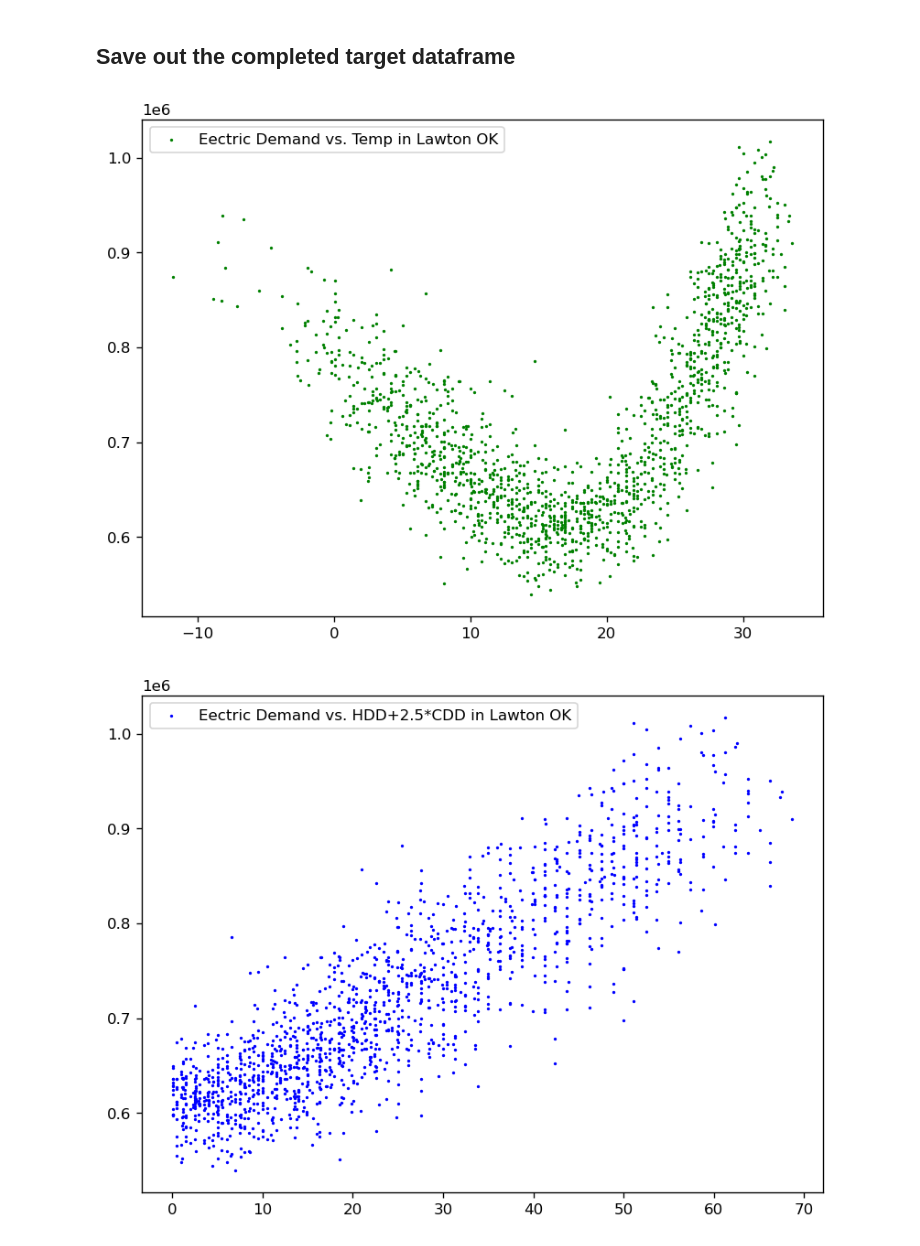
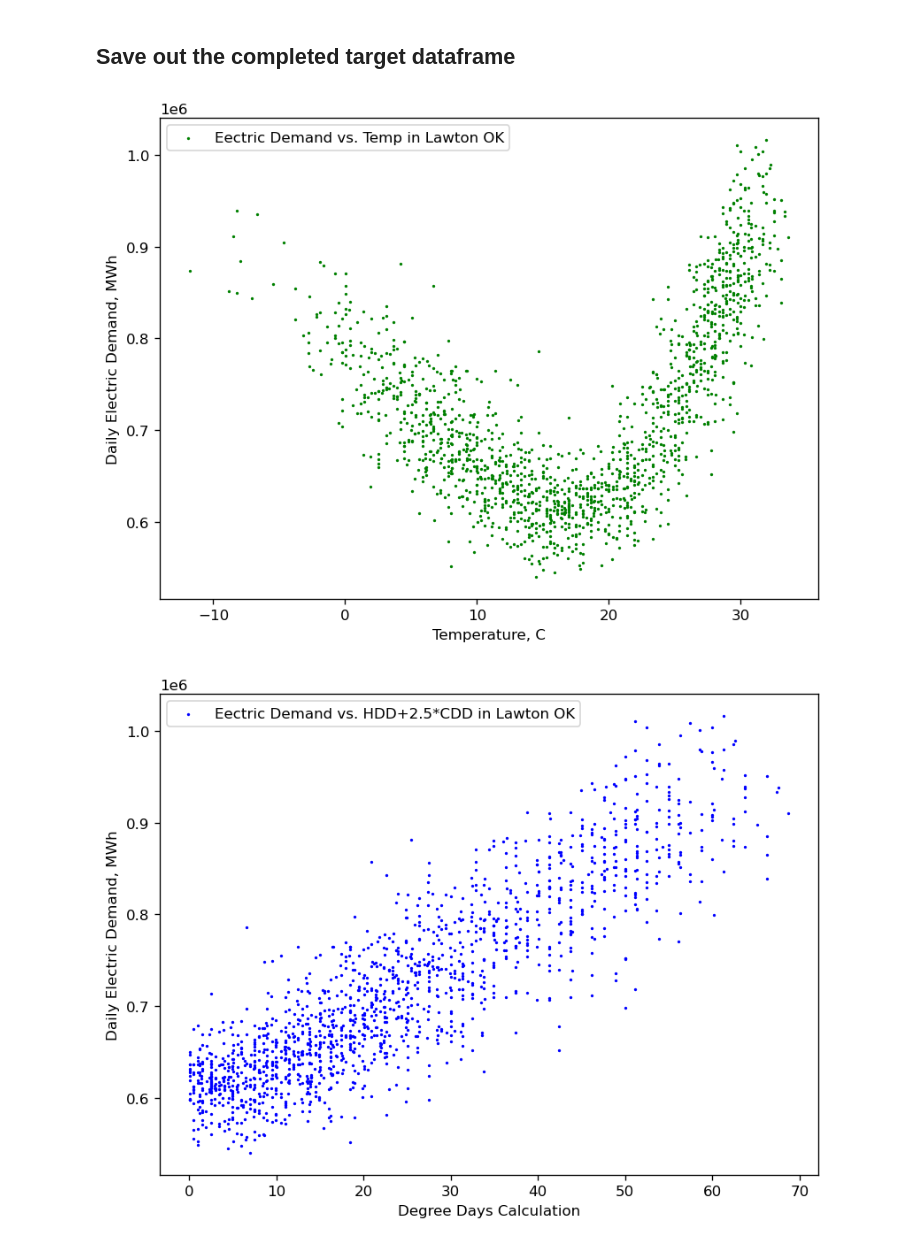
Before and after one commit to k5dru/CPSC_5383, a Jupyter notebook: 02_merge_data.ipynb, the cells around one changed output. Cells and saved outputs as stored; diff of their text form; code cells hidden in the pictures.

Commit message:
fix spelling, label charts

```diff
--- a/02_merge_data.ipynb
+++ b/02_merge_data.ipynb
@@ -260,20 +260,24 @@ pl.figure(figsize=(8, 6), dpi=120)
 pl.scatter(target_df['TAVG_OK_LAWTON_MUNI_AP'], target_df['sum_spp_load'],  c="g", label='Eectric Demand vs. Temp in Lawton OK', s=1)
 
 pl.legend()
+plt.xlabel("Temperature, C");  # custom x label using matplotlib
+plt.ylabel("Daily Electric Demand, MWh");
 pl.show()
 # %% [output]
-[figure, old version]
+[figure, new version]
 # %%
 # just for fun, plot TAVG_KS_ANTHONY against SPP load:
 # scatter plot true vs. predicted values
 import pylab as pl
 %matplotlib inline
 from pylab import *
 
 pl.figure(figsize=(8, 6), dpi=120)
 pl.scatter(target_df['HDD_OK_LAWTON_MUNI_AP']  + target_df['CDD_OK_LAWTON_MUNI_AP'] * 2.5, target_df['sum_spp_load'],
            c="b", label='Eectric Demand vs. HDD+2.5*CDD in Lawton OK', s=1)
 pl.legend()
+plt.xlabel("Degree Days Calculation")  # custom x label using matplotlib
+plt.ylabel("Daily Electric Demand, MWh")
 pl.show()
 # %% [output]
-[figure, old version]
+[figure, new version]
```
Also changed, not shown: parts of 1 cell of this notebook, 12 other files.
